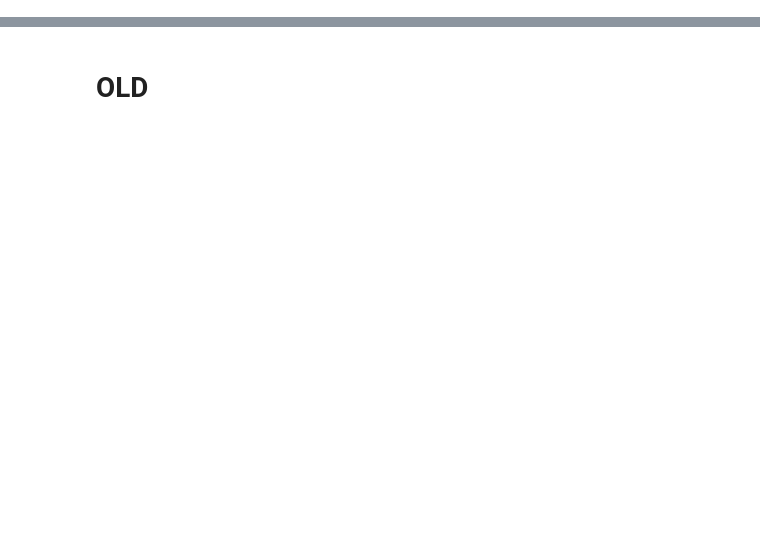
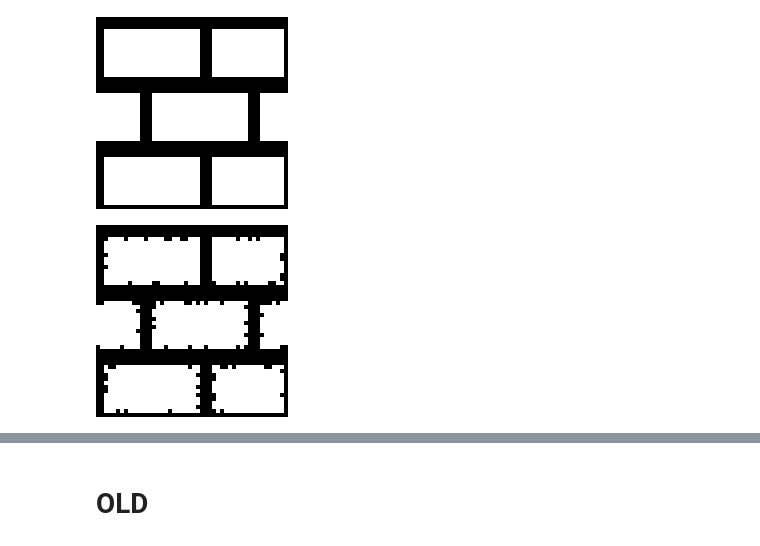
Before and after one commit to ArthurBohn95/jabutiles, a Jupyter notebook: sandbox.ipynb, the cells around one changed output, grey strips where cells are left out. Cells and saved outputs as stored; diff of their text form; code cells hidden in the pictures; blank space fills up the shorter version.

```diff
--- a/sandbox.ipynb
+++ b/sandbox.ipynb
@@ -39 +42,8 @@ print(f"{final.shape=}")
 final.shape='hex.flat'
+# %%
+m = Mask(TileGen.gen_brick_pattern_mask((48, 48), (24, 12), (3, 4), 0).image).offset((-1, -1))
+m.display(4)
+m.invert().outline(1, "white", True, 0.2).invert().display(4)
+# %% [output]
+[figure, added]
+[figure, added]
```
Also changed, not shown: parts of 2 cells of this notebook, 11 other files.
